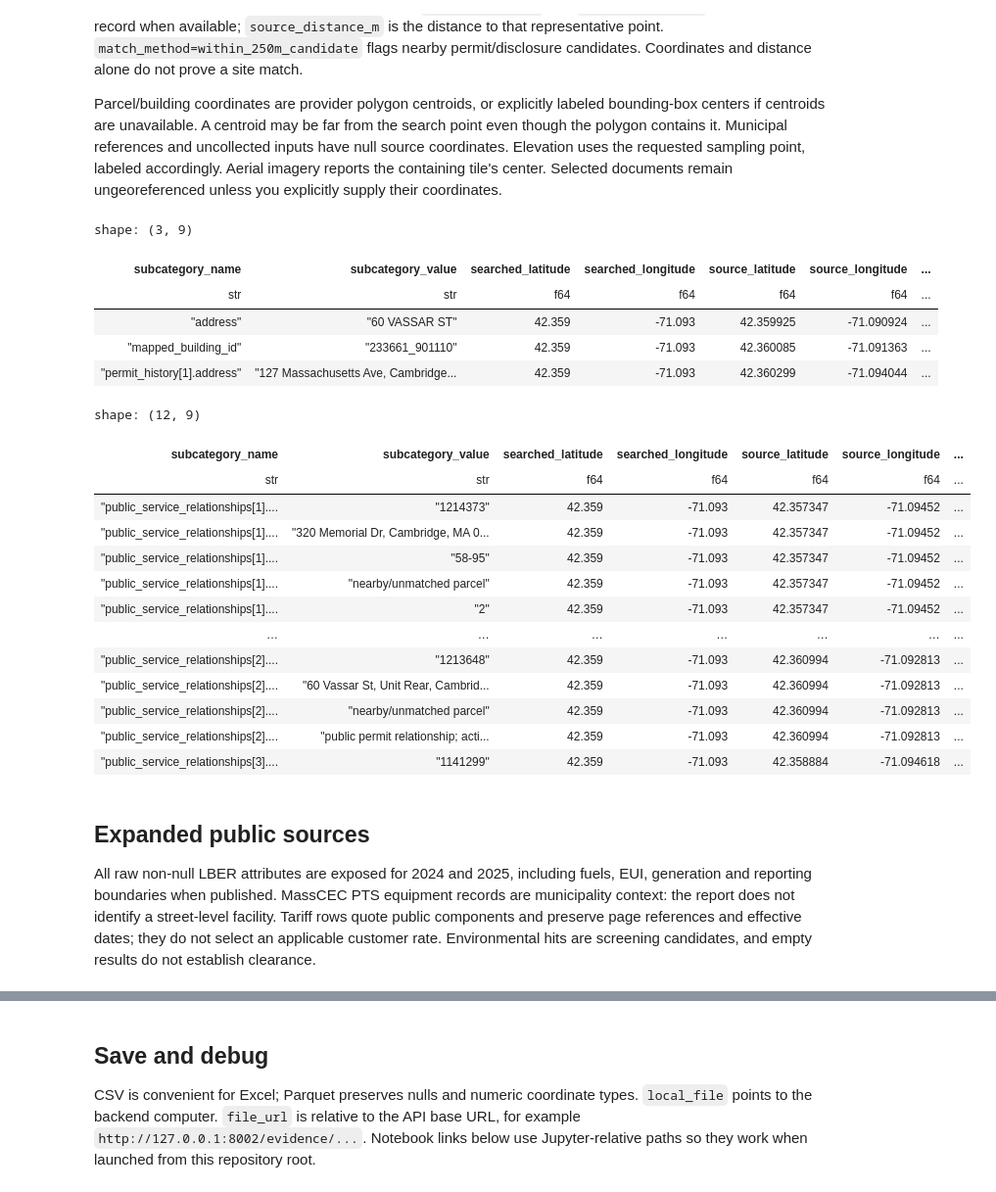
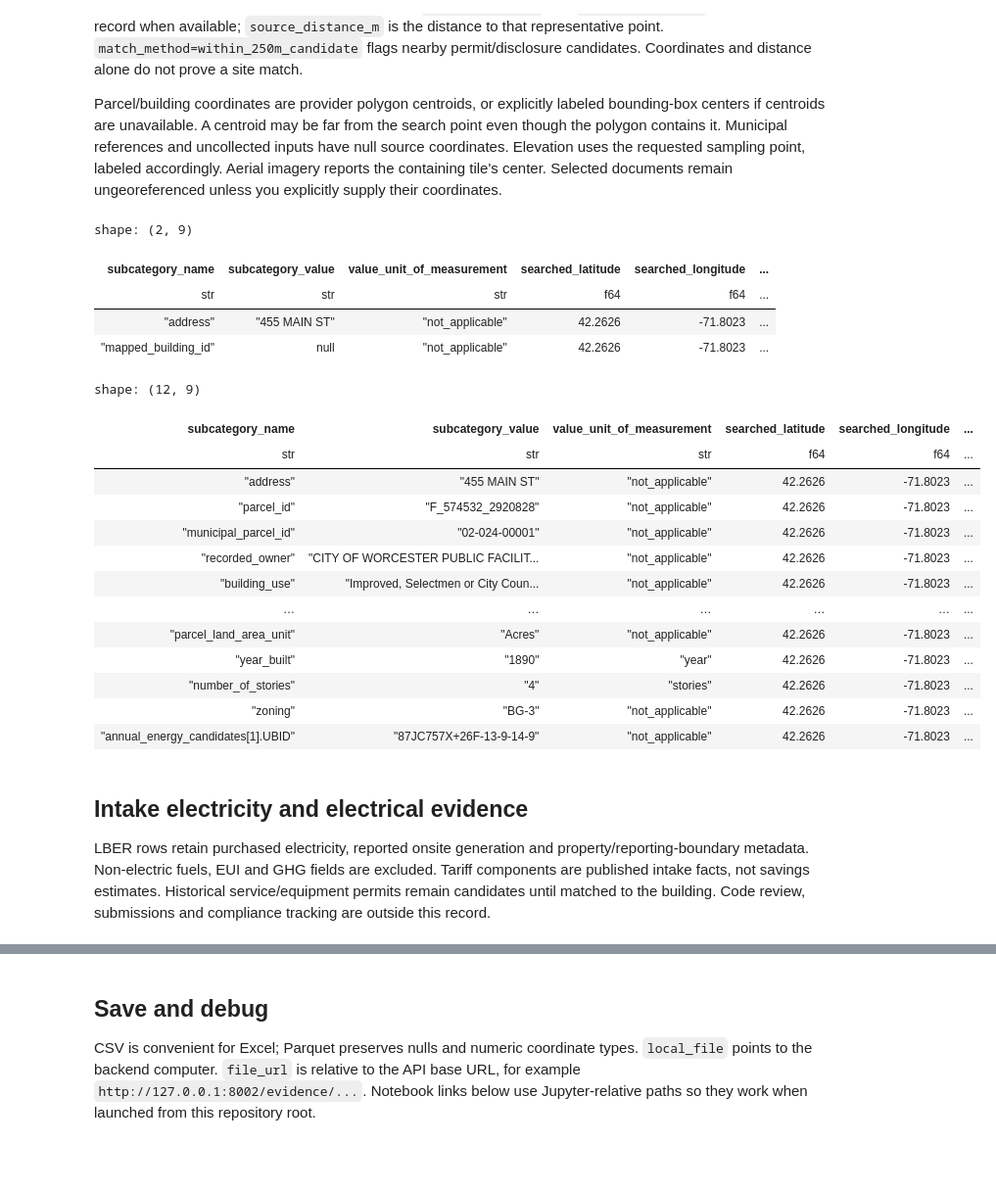
Before and after one commit to JuanPalaciosGodoy/MITEnergyAndClimateHack2026, a Jupyter notebook: site_checklist.ipynb, the cells around one changed output, grey strips where cells are left out. Shown at 98% size. Cells and saved outputs as stored; diff of their text form; code cells hidden in the pictures; blank space fills up the shorter version.

```diff
--- a/site_checklist.ipynb
+++ b/site_checklist.ipynb
@@ -12,7 +12,7 @@ import polars as pl
 from IPython.display import FileLink, Image, display
 from API import lookup_site, checklist_table
 
-LATITUDE, LONGITUDE = 42.359, -71.093
+LATITUDE, LONGITUDE = 42.2626, -71.8023
 
 site = lookup_site(LATITUDE, LONGITUDE)
 table = checklist_table(site)
@@ -95,38 +162,37 @@ Every row retains the searched latitude/longitude. `source_latitude` and `source
 Parcel/building coordinates are provider polygon centroids, or explicitly labeled bounding-box centers if centroids are unavailable. A centroid may be far from the search point even though the polygon contains it. Municipal references and uncollected inputs have null source coordinates. Elevation uses the requested sampling point, labeled accordingly. Aerial imagery reports the containing tile's center. Selected documents remain ungeoreferenced unless you explicitly supply their coordinates.
 # %%
 location_view = table.select(
-    "subcategory_name", "subcategory_value", "searched_latitude", "searched_longitude",
-    "source_latitude", "source_longitude", "source_distance_m", "source_location_basis", "match_method",
+    "subcategory_name", "subcategory_value", "value_unit_of_measurement", "searched_latitude", "searched_longitude",
+    "source_latitude", "source_longitude", "source_distance_m", "source_location_basis",
 )
 with pl.Config(tbl_cols=-1, fmt_str_lengths=80):
     display(location_view.filter(pl.col("subcategory_name").is_in(["address", "mapped_building_id", "permit_history[1].address"])))
-    display(location_view.filter(pl.col("match_method") == "within_250m_candidate").head(12))
+    display(location_view.filter(pl.col("source_distance_m") > 0).head(12))
 assert table["searched_latitude"].eq(LATITUDE).all()
 assert table["searched_longitude"].eq(LONGITUDE).all()
 # %% [output]
-shape: (3, 9)
+shape: (2, 9)
-| subcategory_name | subcategory_value | searched_latitude | searched_longitude | source_latitude | source_longitude | ... |
-| str | str | f64 | f64 | f64 | f64 | ... |
-| "address" | "60 VASSAR ST" | 42.359 | -71.093 | 42.359925 | -71.090924 | ... |
-| "mapped_building_id" | "233661_901110" | 42.359 | -71.093 | 42.360085 | -71.091363 | ... |
-| "permit_history[1].address" | "127 Massachusetts Ave, Cambridge... | 42.359 | -71.093 | 42.360299 | -71.094044 | ... |
+| subcategory_name | subcategory_value | value_unit_of_measurement | searched_latitude | searched_longitude | ... |
+| str | str | str | f64 | f64 | ... |
+| "address" | "455 MAIN ST" | "not_applicable" | 42.2626 | -71.8023 | ... |
+| "mapped_building_id" | null | "not_applicable" | 42.2626 | -71.8023 | ... |
 shape: (12, 9)
-| subcategory_name | subcategory_value | searched_latitude | searched_longitude | source_latitude | source_longitude | ... |
-| str | str | f64 | f64 | f64 | f64 | ... |
-| "public_service_relationships[1].... | "1214373" | 42.359 | -71.093 | 42.357347 | -71.09452 | ... |
-| "public_service_relationships[1].... | "320 Memorial Dr, Cambridge, MA 0... | 42.359 | -71.093 | 42.357347 | -71.09452 | ... |
-| "public_service_relationships[1].... | "58-95" | 42.359 | -71.093 | 42.357347 | -71.09452 | ... |
-| "public_service_relationships[1].... | "nearby/unmatched parcel" | 42.359 | -71.093 | 42.357347 | -71.09452 | ... |
-| "public_service_relationships[1].... | "2" | 42.359 | -71.093 | 42.357347 | -71.09452 | ... |
-| … | … | … | … | … | … | ... |
-| "public_service_relationships[2].... | "1213648" | 42.359 | -71.093 | 42.360994 | -71.092813 | ... |
-| "public_service_relationships[2].... | "60 Vassar St, Unit Rear, Cambrid... | 42.359 | -71.093 | 42.360994 | -71.092813 | ... |
-| "public_service_relationships[2].... | "nearby/unmatched parcel" | 42.359 | -71.093 | 42.360994 | -71.092813 | ... |
-| "public_service_relationships[2].... | "public permit relationship; acti... | 42.359 | -71.093 | 42.360994 | -71.092813 | ... |
-| "public_service_relationships[3].... | "1141299" | 42.359 | -71.093 | 42.358884 | -71.094618 | ... |
+| subcategory_name | subcategory_value | value_unit_of_measurement | searched_latitude | searched_longitude | ... |
+| str | str | str | f64 | f64 | ... |
+| "address" | "455 MAIN ST" | "not_applicable" | 42.2626 | -71.8023 | ... |
+| "parcel_id" | "F_574532_2920828" | "not_applicable" | 42.2626 | -71.8023 | ... |
+| "municipal_parcel_id" | "02-024-00001" | "not_applicable" | 42.2626 | -71.8023 | ... |
+| "recorded_owner" | "CITY OF WORCESTER PUBLIC FACILIT... | "not_applicable" | 42.2626 | -71.8023 | ... |
+| "building_use" | "Improved, Selectmen or City Coun... | "not_applicable" | 42.2626 | -71.8023 | ... |
+| … | … | … | … | … | ... |
+| "parcel_land_area_unit" | "Acres" | "not_applicable" | 42.2626 | -71.8023 | ... |
+| "year_built" | "1890" | "year" | 42.2626 | -71.8023 | ... |
+| "number_of_stories" | "4" | "stories" | 42.2626 | -71.8023 | ... |
+| "zoning" | "BG-3" | "not_applicable" | 42.2626 | -71.8023 | ... |
+| "annual_energy_candidates[1].UBID" | "87JC757X+26F-13-9-14-9" | "not_applicable" | 42.2626 | -71.8023 | ... |
 # %% [markdown]
-## Expanded public sources
+## Intake electricity and electrical evidence
 
-All raw non-null LBER attributes are exposed for 2024 and 2025, including fuels, EUI, generation and reporting boundaries when published. MassCEC PTS equipment records are municipality context: the report does not identify a street-level facility. Tariff rows quote public components and preserve page references and effective dates; they do not select an applicable customer rate. Environmental hits are screening candidates, and empty results do not establish clearance.
+LBER rows retain purchased electricity, reported onsite generation and property/reporting-boundary metadata. Non-electric fuels, EUI and GHG fields are excluded. Tariff components are published intake facts, not savings estimates. Historical service/equipment permits remain candidates until matched to the building. Code review, submissions and compliance tracking are outside this record.
 # %%
 public_evidence = table.filter(
```
Also changed, not shown: parts of 17 cells of this notebook, 30 other files.
